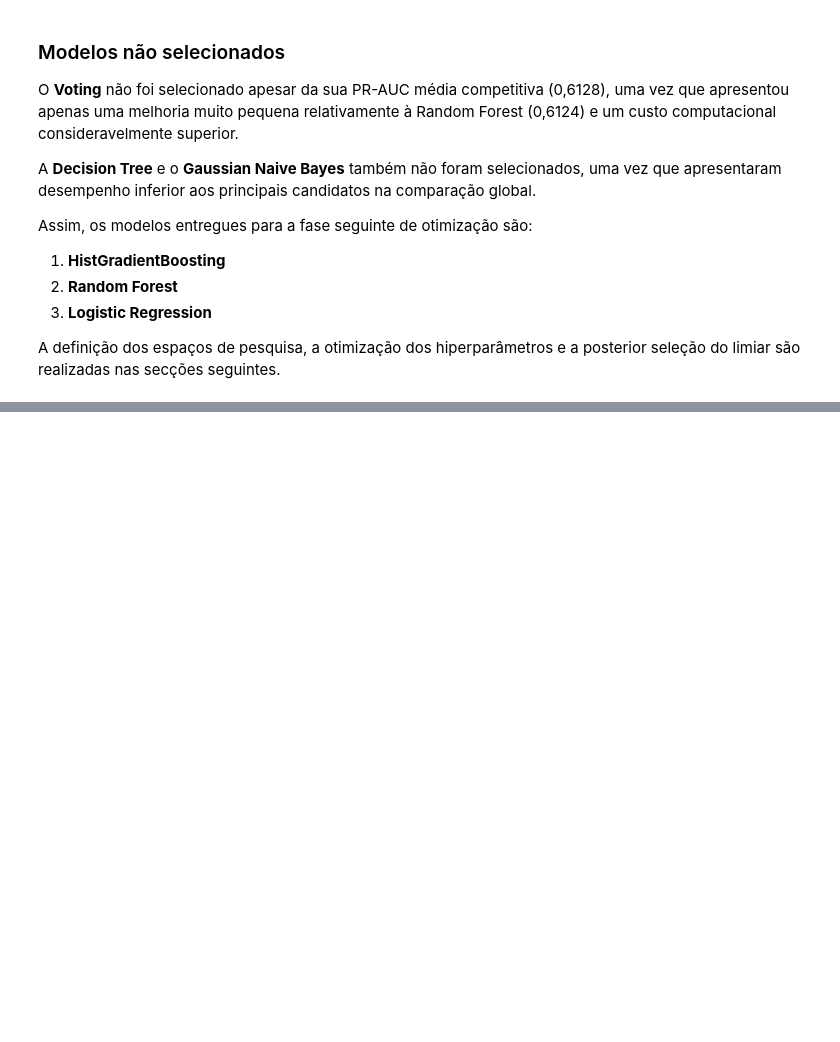
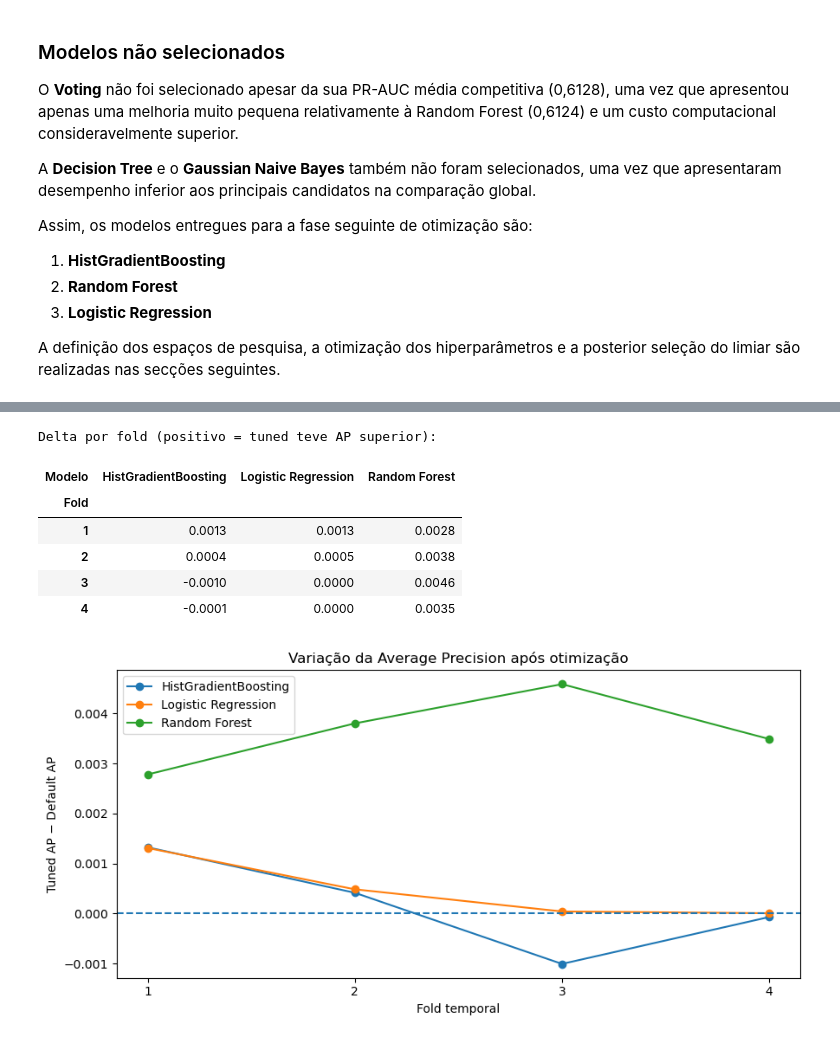
Before and after one commit to marianaCorreiia/MINDD-GPA-1260527-1211883-1231261, a Jupyter notebook: task4.ipynb, the cells around one changed output, grey strips where cells are left out. Cells and saved outputs as stored; diff of their text form; code cells hidden in the pictures; blank space fills up the shorter version.

```diff
--- a/task4.ipynb
+++ b/task4.ipynb
@@ -42,0 +441,64 @@ A definição dos espaços de pesquisa, a otimização dos hiperparâmetros e a
+# %%
+DEFAULT_BUILDERS = {
+    "Logistic Regression": lambda: make_logistic(C=1.0),
+    "Random Forest": lambda: make_random_forest(n_estimators=100, max_depth=None,
+                                                 min_samples_leaf=TREE_MIN_SAMPLES_LEAF,
+                                                 max_features="sqrt"),
+    "HistGradientBoosting": lambda: make_boosting(learning_rate=0.1, max_iter=100,
+                                                   max_leaf_nodes=31, l2_regularization=0.0),
+}
+
+def get_fold_ap(model_factory):
+    values, seconds = [], []
+    for train_idx, val_idx in folds:
+        model = model_factory()
+        started = time.perf_counter()
+        model.fit(X.iloc[train_idx], y.iloc[train_idx])
+        seconds.append(time.perf_counter() - started)
+        prob = model.predict_proba(X.iloc[val_idx])[:, 1]
+        values.append(average_precision_score(y.iloc[val_idx], prob))
+    return values, seconds
+
+comparison_rows, fold_comparison_rows = [], []
+for name in SEARCH_SPACES:
+    default_scores, default_times = get_fold_ap(DEFAULT_BUILDERS[name])
+    tuned_scores, tuned_times = get_fold_ap(
+        lambda n=name: build_candidate(n, best_params[n])
+    )
+    for fold_no, (default_ap, tuned_ap) in enumerate(zip(default_scores, tuned_scores), start=1):
+        fold_comparison_rows.append({
+            "Modelo": name, "Fold": fold_no,
+            "Default AP": default_ap, "Tuned AP": tuned_ap,
+            "Delta AP": tuned_ap - default_ap
+        })
+    comparison_rows.append({
+        "Modelo": name,
+        "Default AP média": np.mean(default_scores),
+        "Default AP std": np.std(default_scores, ddof=1),
+        "Tuned AP média": np.mean(tuned_scores),
+        "Tuned AP std": np.std(tuned_scores, ddof=1),
+        "Delta AP média": np.mean(tuned_scores) - np.mean(default_scores),
+        "Folds tuned > default": f"{sum(t > d for t, d in zip(tuned_scores, default_scores))}/{len(folds)}",
+        "Default tempo (s/fold)": np.mean(default_times),
+        "Tuned tempo (s/fold)": np.mean(tuned_times),
+    })
+
+default_tuned_table = pd.DataFrame(comparison_rows).set_index("Modelo")
+fold_default_tuned = pd.DataFrame(fold_comparison_rows)
+display(default_tuned_table.round(4))
+print("Delta por fold (positivo = tuned teve AP superior):")
+display(fold_default_tuned.pivot(index="Fold", columns="Modelo", values="Delta AP").round(4))
+
+fig, ax = plt.subplots(figsize=(9, 4.5))
+for name, part in fold_default_tuned.groupby("Modelo"):
+    ax.plot(part["Fold"], part["Delta AP"], marker="o", label=name)
+ax.axhline(0, linestyle="--")
+ax.set(
+    title="Variação da Average Precision após otimização",
+    xlabel="Fold temporal", ylabel="Tuned AP − Default AP",
+    xticks=list(range(1, len(folds) + 1))
+)
+ax.legend()
+plt.tight_layout()
+plt.show()
+# %% [output]
@@ -42,0 +510,8 @@ A definição dos espaços de pesquisa, a otimização dos hiperparâmetros e a
+Delta por fold (positivo = tuned teve AP superior):
+| Modelo | HistGradientBoosting | Logistic Regression | Random Forest |
+| Fold |  |  |  |
+| 1 | 0.0013 | 0.0013 | 0.0028 |
+| 2 | 0.0004 | 0.0005 | 0.0038 |
+| 3 | -0.0010 | 0.0000 | 0.0046 |
+| 4 | -0.0001 | 0.0000 | 0.0035 |
+[figure, added]
```
Also changed, not shown: parts of 26 cells of this notebook.
